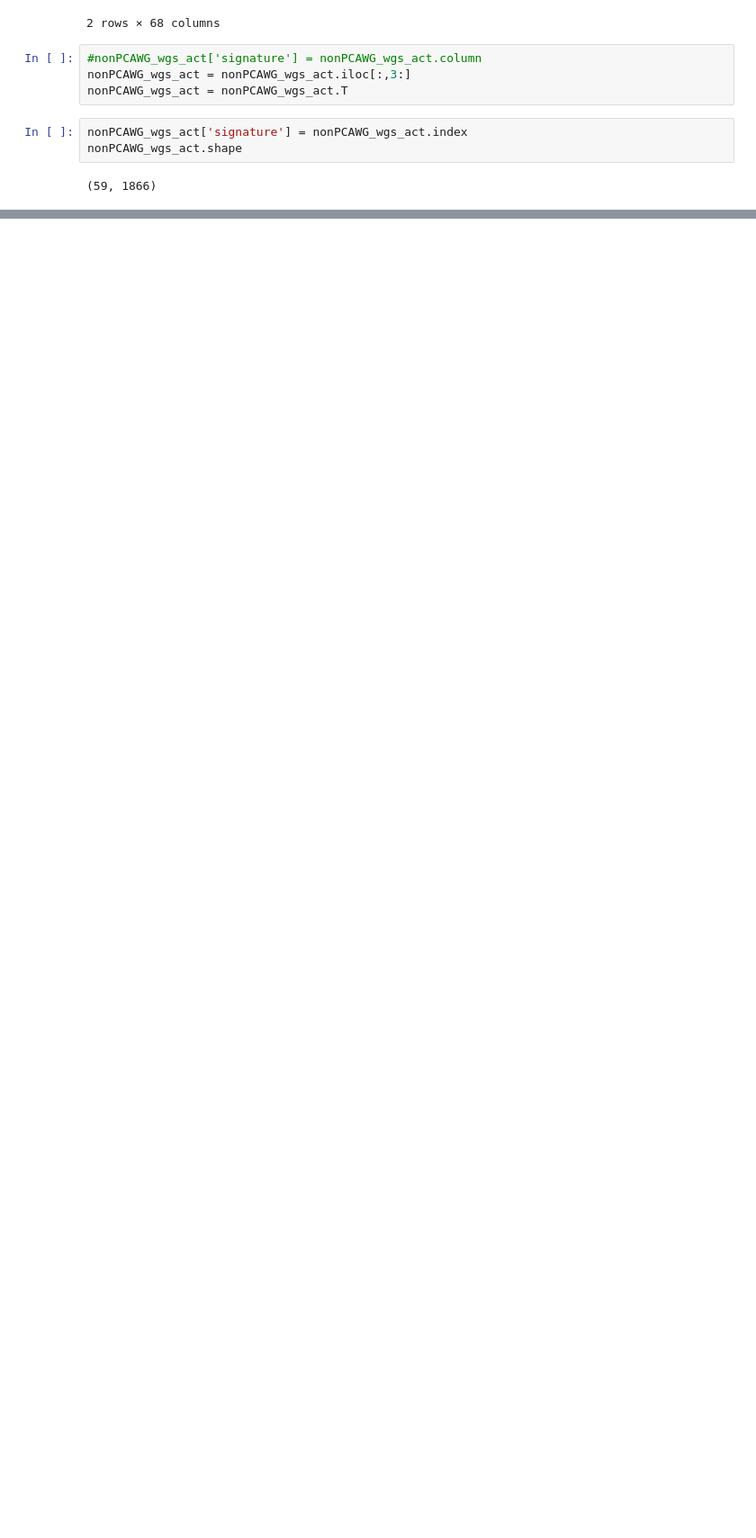
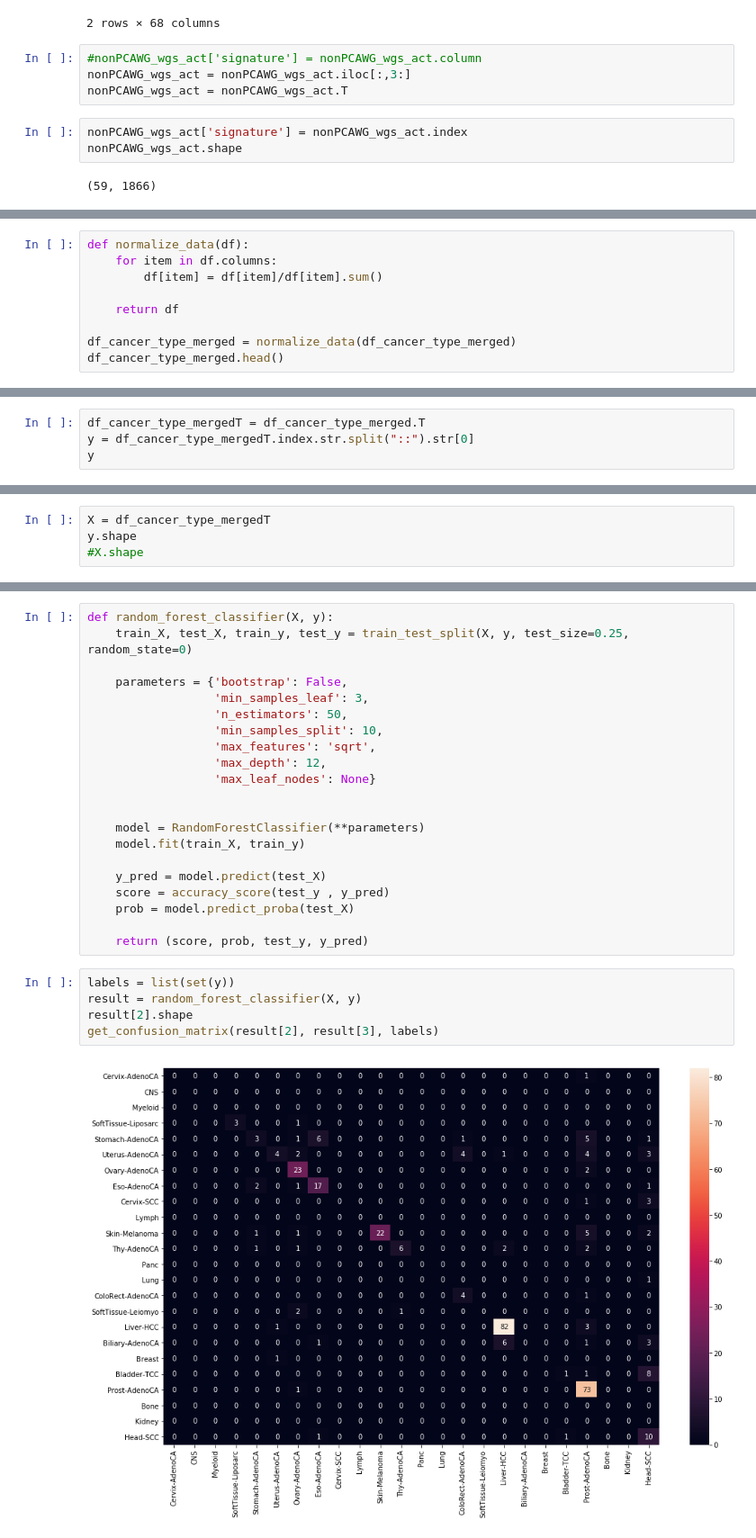
Before and after one commit to Lepardi/LSI31003-group-work, a Jupyter notebook: MachineLearning_inMolecularBiology2020_GroupProject.ipynb, the cells around one changed output, grey strips where cells are left out. Shown at 90% size. Saved outputs shown, nothing was run; the diff lists cells and outputs as text; blank space fills up the shorter version.

```diff
--- a/MachineLearning_inMolecularBiology2020_GroupProject.ipynb
+++ b/MachineLearning_inMolecularBiology2020_GroupProject.ipynb
@@ -551,0 +624,9 @@ nonPCAWG_wgs_act.shape
+# %%
+def normalize_data(df):
+    for item in df.columns:
+        df[item] = df[item]/df[item].sum()
+
+    return df
+
+df_cancer_type_merged = normalize_data(df_cancer_type_merged)
+df_cancer_type_merged.head()
@@ -551,0 +641,4 @@ nonPCAWG_wgs_act.shape
+# %%
+df_cancer_type_mergedT = df_cancer_type_merged.T
+y = df_cancer_type_mergedT.index.str.split("::").str[0]
+y
@@ -551,0 +654,4 @@ nonPCAWG_wgs_act.shape
+# %%
+X = df_cancer_type_mergedT
+y.shape
+#X.shape
@@ -551,0 +660,28 @@ nonPCAWG_wgs_act.shape
+# %%
+def random_forest_classifier(X, y):
+    train_X, test_X, train_y, test_y = train_test_split(X, y, test_size=0.25, random_state=0)
+
+    parameters = {'bootstrap': False,
+                  'min_samples_leaf': 3,
+                  'n_estimators': 50,
+                  'min_samples_split': 10,
+                  'max_features': 'sqrt',
+                  'max_depth': 12,
+                  'max_leaf_nodes': None}
+
+
+    model = RandomForestClassifier(**parameters)
+    model.fit(train_X, train_y)
+
+    y_pred = model.predict(test_X)
+    score = accuracy_score(test_y , y_pred)
+    prob = model.predict_proba(test_X)
+
+    return (score, prob, test_y, y_pred)
+# %%
+labels = list(set(y))
+result = random_forest_classifier(X, y)
+result[2].shape
+get_confusion_matrix(result[2], result[3], labels)
+# %% [output]
+[figure, added]
```
Also changed, not shown: parts of 26 cells of this notebook.
